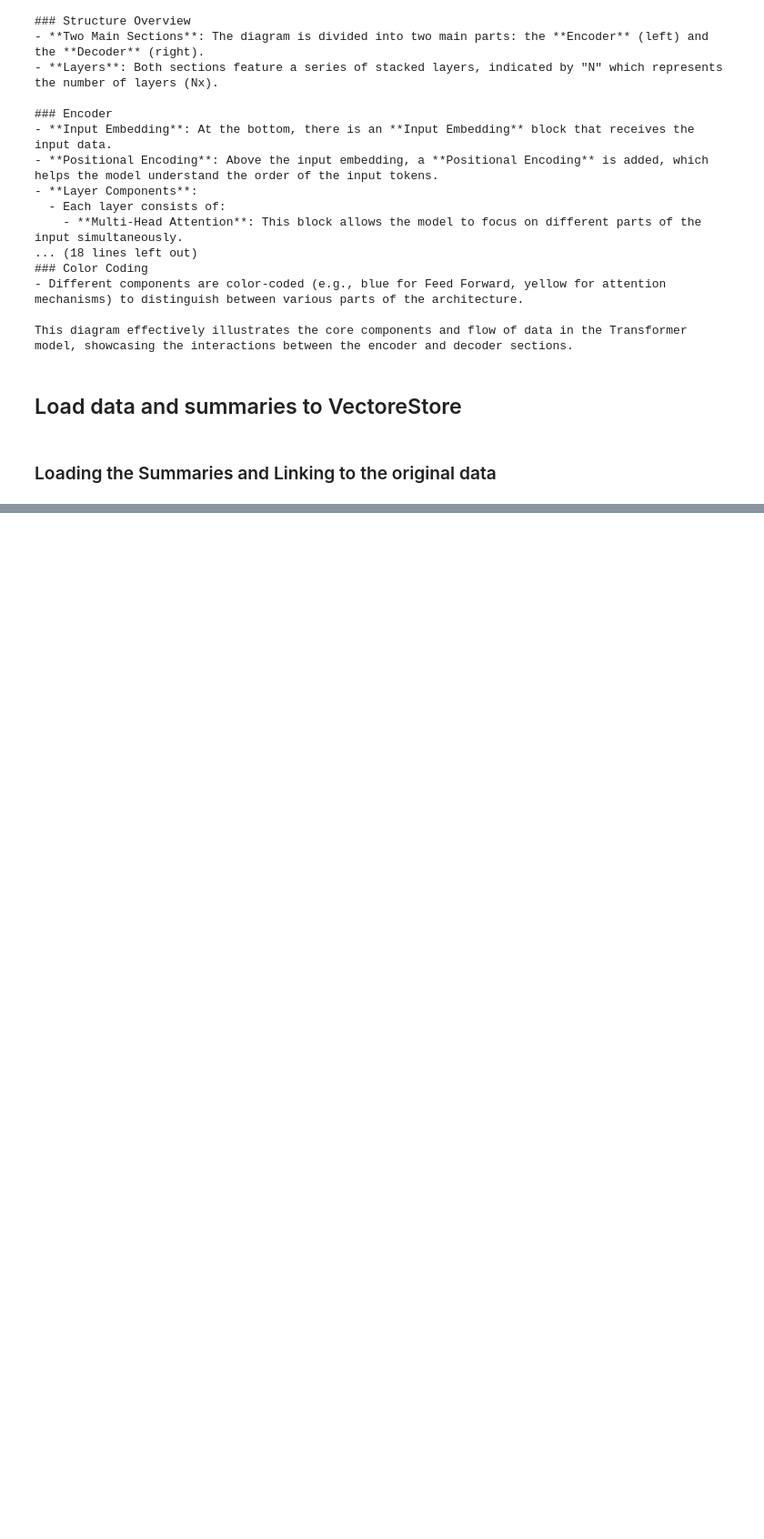
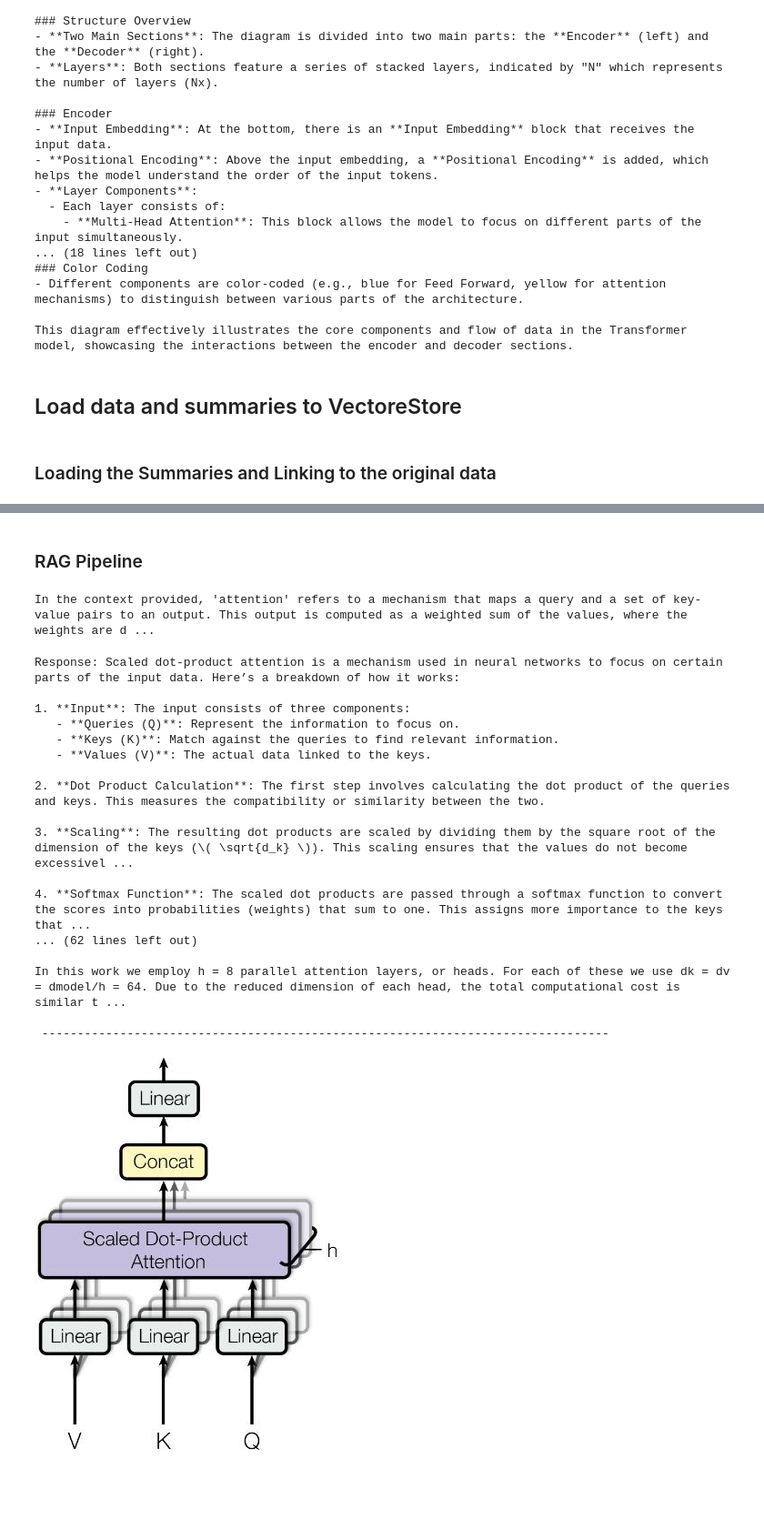
Before and after one commit to theserenecoder/AI_Projects, a Jupyter notebook: rag_test.ipynb, the cells around one changed output, grey strips where cells are left out. Shown at 91% size. Cells and saved outputs as stored; diff of their text form; code cells hidden in the pictures; blank space fills up the shorter version.

Commit message:
Rag pipeline complete

```diff
--- a/rag_test.ipynb
+++ b/rag_test.ipynb
@@ -427,0 +462,2 @@ Multi-head attention allows the model to jointly attend to information from diff
+# %% [markdown]
+### RAG Pipeline
@@ -427,0 +547,39 @@ Multi-head attention allows the model to jointly attend to information from diff
+# %%
+response = output_chain.invoke("What do the authors mean by 'attention'?")
+
+print(response)
+# %% [output]
+In the context provided, 'attention' refers to a mechanism that maps a query and a set of key-value pairs to an output. This output is computed as a weighted sum of the values, where the weights are d ...
+# %%
+response = chain_with_source.invoke("Explain scaled dot-product attention?")
+# %%
+## Print the response and source documents
+print("Response:", response['response'],"\n")
+print("-"*80,"\n\nSource Documents:")
+## Print the source text
+for text in response['context']['text']:
+    print("Page Number:", text.metadata.page_number)
+    print(text.text)
+    print("\n","-"*80,"\n")
+## Source Images
+for image in response['context']['images']:
+    display_base64_image(image)
+# %% [output]
+Response: Scaled dot-product attention is a mechanism used in neural networks to focus on certain parts of the input data. Here’s a breakdown of how it works:
+
+1. **Input**: The input consists of three components:
+   - **Queries (Q)**: Represent the information to focus on.
+   - **Keys (K)**: Match against the queries to find relevant information.
+   - **Values (V)**: The actual data linked to the keys.
+
+2. **Dot Product Calculation**: The first step involves calculating the dot product of the queries and keys. This measures the compatibility or similarity between the two.
+
+3. **Scaling**: The resulting dot products are scaled by dividing them by the square root of the dimension of the keys (\( \sqrt{d_k} \)). This scaling ensures that the values do not become excessivel ...
+
+4. **Softmax Function**: The scaled dot products are passed through a softmax function to convert the scores into probabilities (weights) that sum to one. This assigns more importance to the keys that ...
+... (62 lines left out)
+
+In this work we employ h = 8 parallel attention layers, or heads. For each of these we use dk = dv = dmodel/h = 64. Due to the reduced dimension of each head, the total computational cost is similar t ...
+
+ --------------------------------------------------------------------------------
+[figure, added]
```
Also changed, not shown: parts of 8 cells of this notebook.
